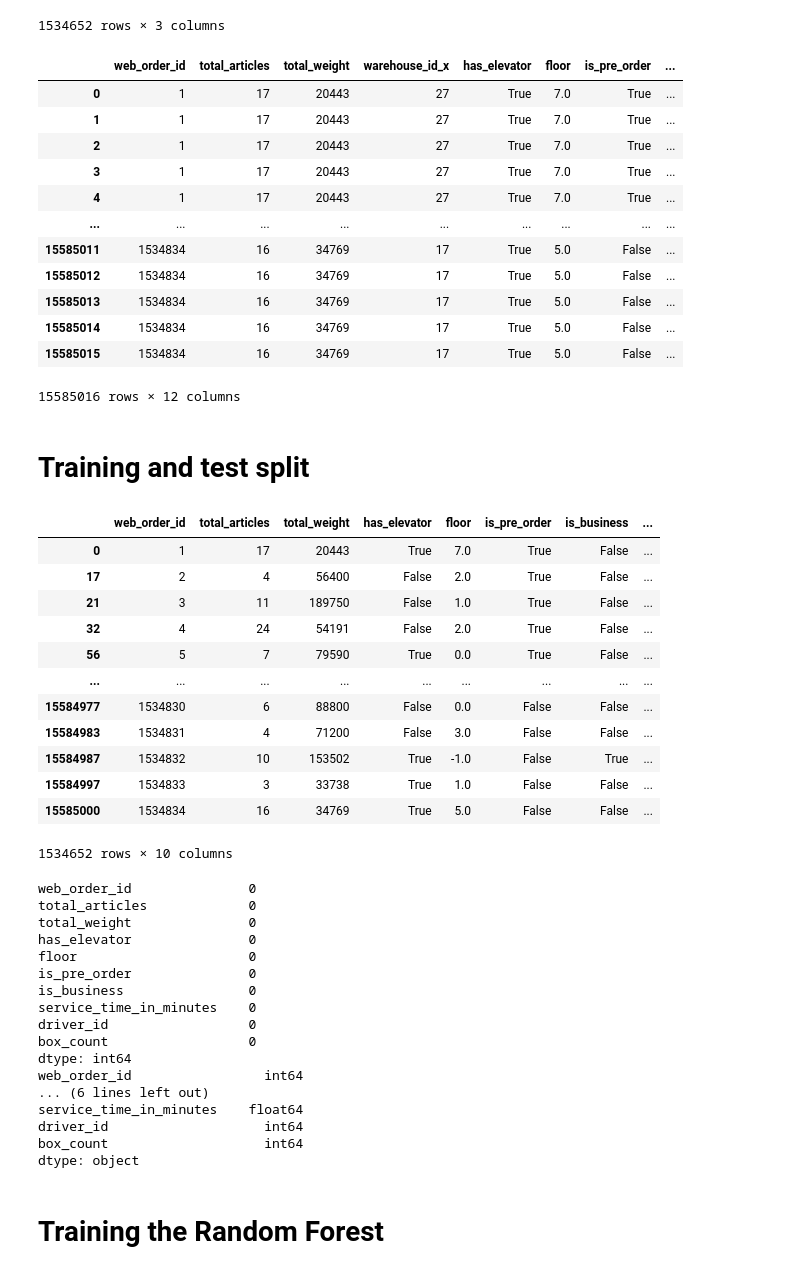
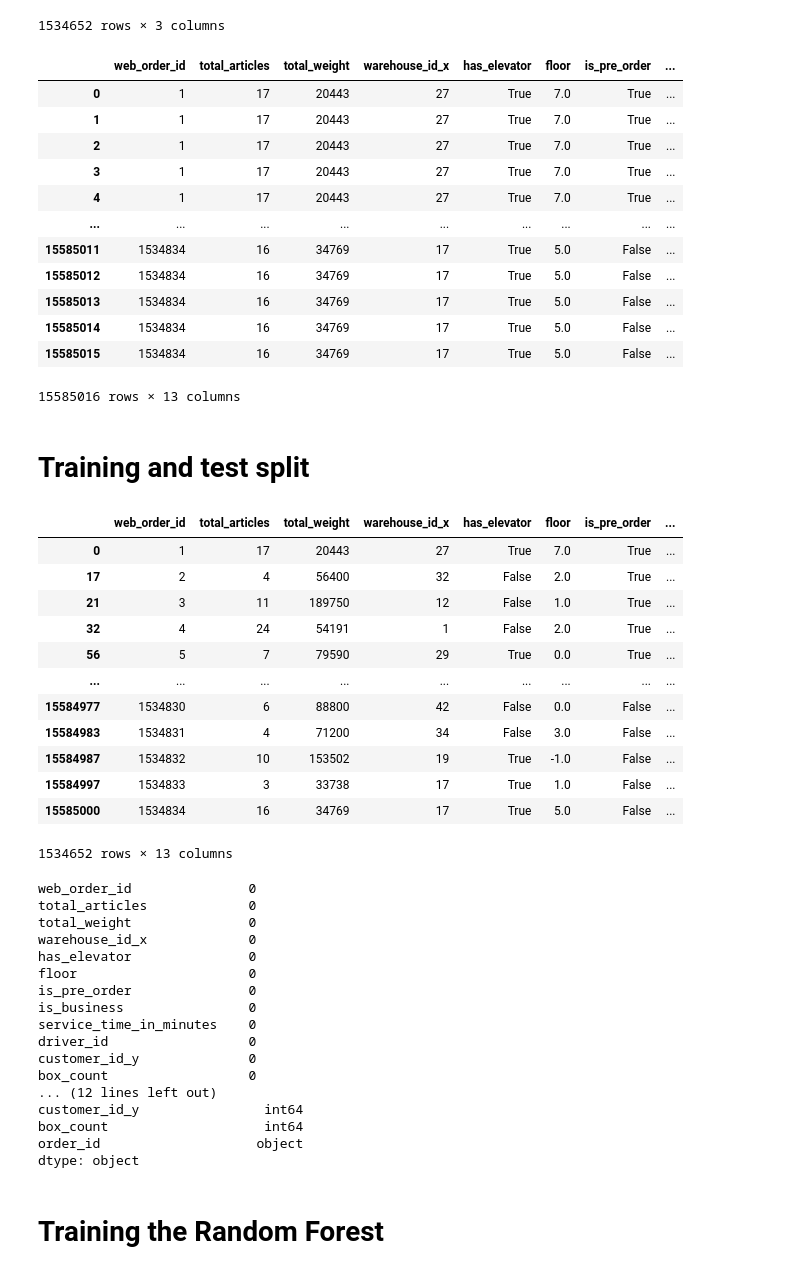
Before and after one commit to eelisee/flaschenpost, a Jupyter notebook: emil-playground.ipynb, the cells around one changed output. Drawn from its saved outputs; the diff is of its cells as text; code cells hidden in the pictures.

```diff
--- a/emil-playground.ipynb
+++ b/emil-playground.ipynb
@@ -134,7 +135,7 @@ result2
 # %% [markdown]
 Dropping columns
 # %%
-result3 = result2.drop(['order_time', 'customer_id_x', 'warehouse_id_y', 'service_time_start', 'service_time_end', 'order_datetime', 'customer_id_y', 'trip_id'], axis=1)
+result3 = result2.drop(['order_time', 'customer_id_x', 'warehouse_id_y', 'service_time_start', 'service_time_end', 'order_datetime', 'trip_id'], axis=1)
 result3
 # %% [output]
 |  | warehouse_id_x | has_elevator | floor | is_pre_order | is_business | web_order_id | box_id | article_id | ... |
@@ -241,38 +242,39 @@ result6
 | 15585013 | 1534834 | 16 | 34769 | 17 | True | 5.0 | False | ... |
 | 15585014 | 1534834 | 16 | 34769 | 17 | True | 5.0 | False | ... |
 | 15585015 | 1534834 | 16 | 34769 | 17 | True | 5.0 | False | ... |
-15585016 rows × 12 columns
+15585016 rows × 13 columns
 # %% [markdown]
 # Training and test split
 # %%
 result7 = result6.drop('article_id', axis=1)
 result7 = result7.drop_duplicates(subset=['web_order_id'])
 result7['floor'] = result7['floor'].fillna(0)
 # result7['driver_id'] = result7['driver_id'].astype(str)
 
 
 X = result7.drop('service_time_in_minutes', axis=1)
 y = result7[['service_time_in_minutes']]
+result7['order_id'] = result7['customer_id_y'].astype(str)
 
 X_train, X_test, y_train, y_test = train_test_split(
-    X, y, test_size=0.33, random_state=42)
+    X, y, test_size=0.3, random_state=42)
 
 
 result7
 # %% [output]
-|  | web_order_id | total_articles | total_weight | has_elevator | floor | is_pre_order | is_business | ... |
-| 0 | 1 | 17 | 20443 | True | 7.0 | True | False | ... |
-| 17 | 2 | 4 | 56400 | False | 2.0 | True | False | ... |
-| 21 | 3 | 11 | 189750 | False | 1.0 | True | False | ... |
-| 32 | 4 | 24 | 54191 | False | 2.0 | True | False | ... |
-| 56 | 5 | 7 | 79590 | True | 0.0 | True | False | ... |
+|  | web_order_id | total_articles | total_weight | warehouse_id_x | has_elevator | floor | is_pre_order | ... |
+| 0 | 1 | 17 | 20443 | 27 | True | 7.0 | True | ... |
+| 17 | 2 | 4 | 56400 | 32 | False | 2.0 | True | ... |
+| 21 | 3 | 11 | 189750 | 12 | False | 1.0 | True | ... |
+| 32 | 4 | 24 | 54191 | 1 | False | 2.0 | True | ... |
+| 56 | 5 | 7 | 79590 | 29 | True | 0.0 | True | ... |
 | ... | ... | ... | ... | ... | ... | ... | ... | ... |
-| 15584977 | 1534830 | 6 | 88800 | False | 0.0 | False | False | ... |
-| 15584983 | 1534831 | 4 | 71200 | False | 3.0 | False | False | ... |
-| 15584987 | 1534832 | 10 | 153502 | True | -1.0 | False | True | ... |
-| 15584997 | 1534833 | 3 | 33738 | True | 1.0 | False | False | ... |
-| 15585000 | 1534834 | 16 | 34769 | True | 5.0 | False | False | ... |
+| 15584977 | 1534830 | 6 | 88800 | 42 | False | 0.0 | False | ... |
+| 15584983 | 1534831 | 4 | 71200 | 34 | False | 3.0 | False | ... |
+| 15584987 | 1534832 | 10 | 153502 | 19 | True | -1.0 | False | ... |
+| 15584997 | 1534833 | 3 | 33738 | 17 | True | 1.0 | False | ... |
+| 15585000 | 1534834 | 16 | 34769 | 17 | True | 5.0 | False | ... |
-1534652 rows × 10 columns
+1534652 rows × 13 columns
 # %%
 print(result7.isna().sum())
 print(result7.dtypes)
@@ -280,19 +282,19 @@ print(result7.dtypes)
 web_order_id               0
 total_articles             0
 total_weight               0
+warehouse_id_x             0
 has_elevator               0
 floor                      0
 is_pre_order               0
 is_business                0
 service_time_in_minutes    0
 driver_id                  0
+customer_id_y              0
 box_count                  0
-dtype: int64
-web_order_id                 int64
-... (6 lines left out)
-service_time_in_minutes    float64
-driver_id                    int64
+... (12 lines left out)
+customer_id_y                int64
 box_count                    int64
+order_id                    object
 dtype: object
 # %% [markdown]
 # Training the Random Forest
```
Also changed, not shown: parts of 14 cells of this notebook.
